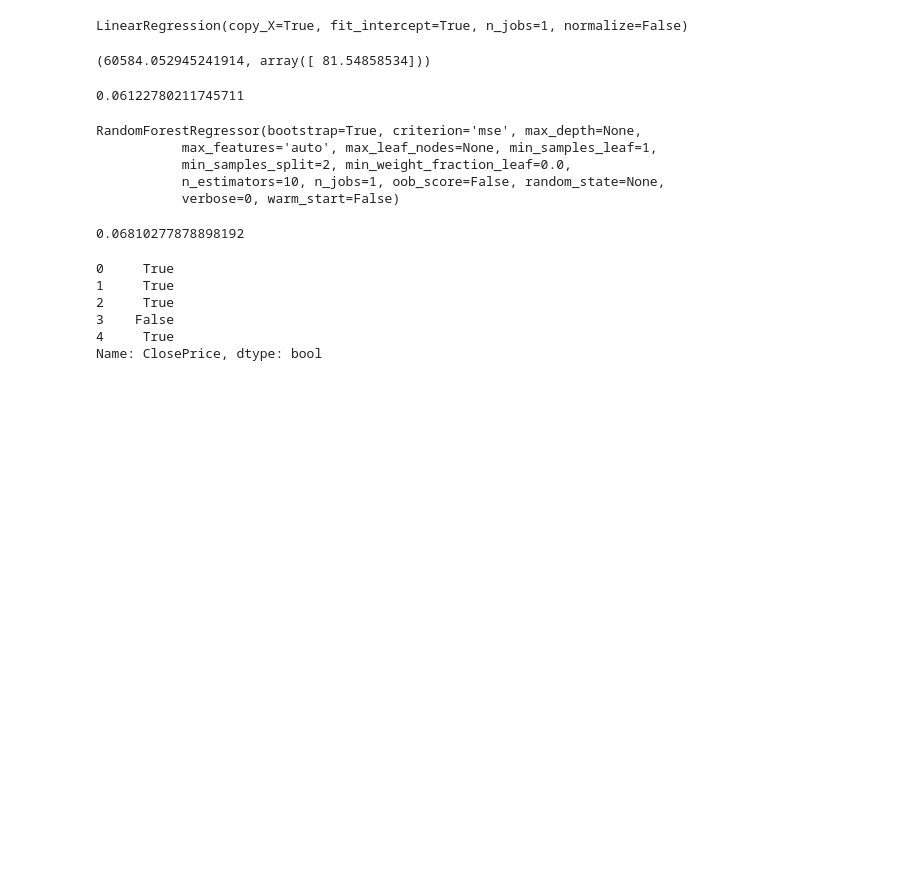
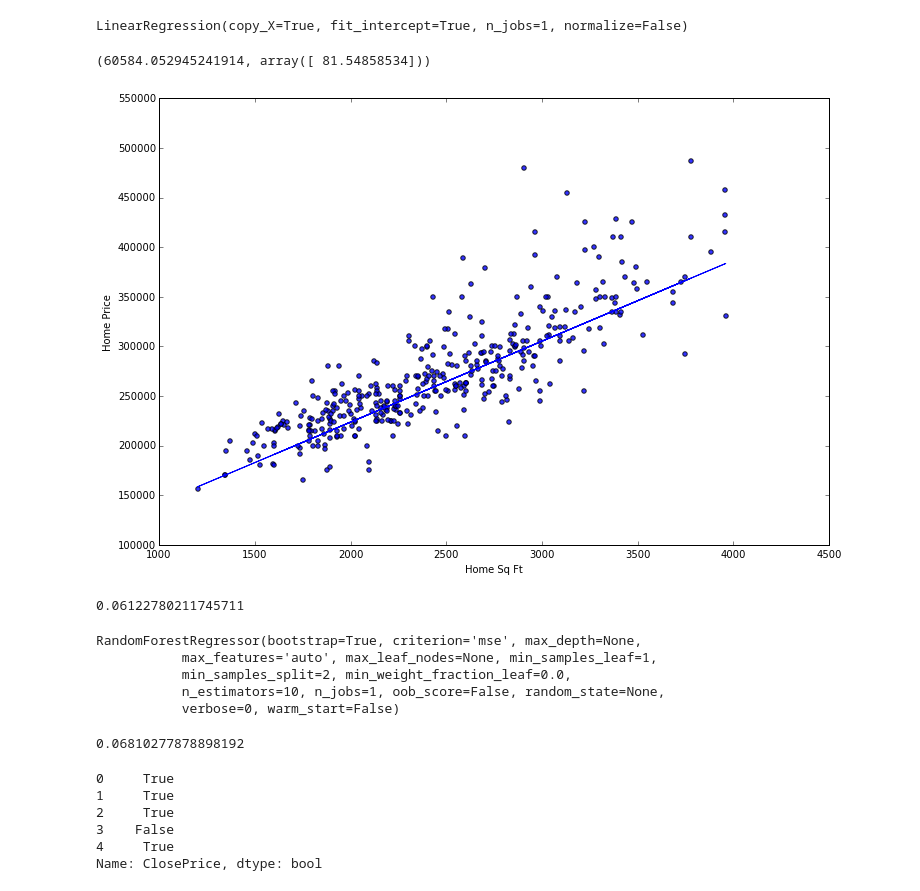
Before and after one commit to kkwteh/ml-workshop, a Jupyter notebook: sample-model.ipynb, the cells around one changed output. Cells and saved outputs as stored; diff of their text form; code cells hidden in the pictures; blank space fills up the shorter version.

```diff
--- a/sample-model.ipynb
+++ b/sample-model.ipynb
@@ -67,9 +68,13 @@ model.intercept_, model.coef_
 (60584.052945241914, array([ 81.54858534]))
 # %%
 predictions = model.predict(_test[features])
-plt.figure(figsize=(16,12))
+plt.figure(figsize=(12, 8))
 plt.scatter(_test.SqFtTotal.as_matrix(), _test.ClosePrice.as_matrix(), alpha=0.8)
 plt.plot(_test.SqFtTotal.as_matrix(), predictions, 'b')
+plt.xlabel('Home Sq Ft')
+plt.ylabel('Home Price')
+# %% [output]
+[figure, added]
 # %%
 # Calucate the median absolute error
 median_absolute_error = abs((predictions - _test['ClosePrice'])/ _test['ClosePrice']).median()
```
Also changed, not shown: parts of 2 cells of this notebook.
